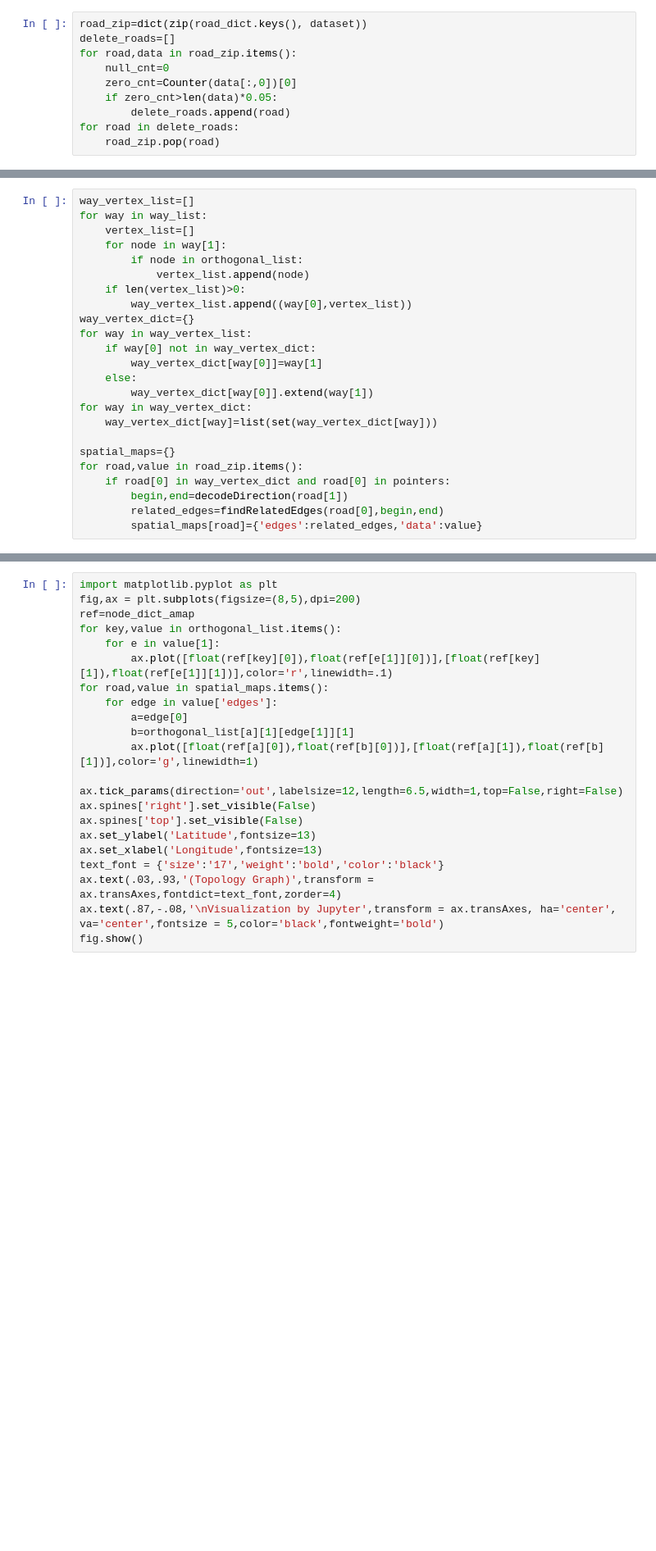
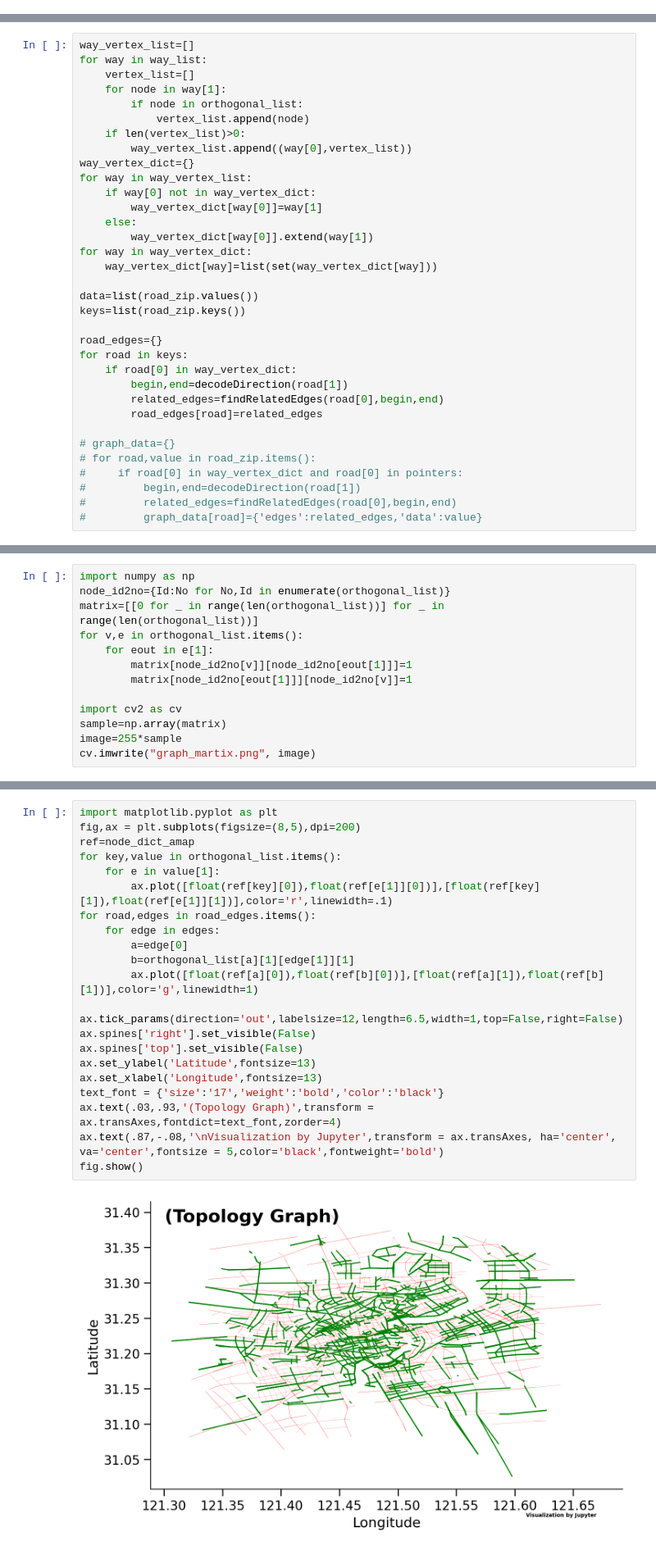
Before and after one commit to lingbai-kong/traffic_data_mining_sh, a Jupyter notebook: main-topology-graph.ipynb, the cells around one changed output, grey strips where cells are left out. Shown: that part at 82% size. Cells and saved outputs as stored; diff of their text form; blank space fills up the shorter version.

```diff
--- a/main-topology-graph.ipynb
+++ b/main-topology-graph.ipynb
@@ -137,10 +22,0 @@ road_zip是之后代码块使用的数据源
-# %%
-road_zip=dict(zip(road_dict.keys(), dataset))
-delete_roads=[]
-for road,data in road_zip.items():
-    null_cnt=0
-    zero_cnt=Counter(data[:,0])[0]
-    if zero_cnt>len(data)*0.05:
-        delete_roads.append(road)
-for road in delete_roads:
-    road_zip.pop(road)
@@ -249,9 +114,19 @@ for way in way_vertex_list:
 for way in way_vertex_dict:
     way_vertex_dict[way]=list(set(way_vertex_dict[way]))
 
-spatial_maps={}
-for road,value in road_zip.items():
-    if road[0] in way_vertex_dict and road[0] in pointers:
+data=list(road_zip.values())
+keys=list(road_zip.keys())
+
+road_edges={}
+for road in keys:
+    if road[0] in way_vertex_dict:
         begin,end=decodeDirection(road[1])
         related_edges=findRelatedEdges(road[0],begin,end)
-        spatial_maps[road]={'edges':related_edges,'data':value}
+        road_edges[road]=related_edges
+
+# graph_data={}
+# for road,value in road_zip.items():
+#     if road[0] in way_vertex_dict and road[0] in pointers:
+#         begin,end=decodeDirection(road[1])
+#         related_edges=findRelatedEdges(road[0],begin,end)
+#         graph_data[road]={'edges':related_edges,'data':value}
@@ -267,0 +133,13 @@ for road,value in road_zip.items():
+# %%
+import numpy as np
+node_id2no={Id:No for No,Id in enumerate(orthogonal_list)}
+matrix=[[0 for _ in range(len(orthogonal_list))] for _ in range(len(orthogonal_list))]
+for v,e in orthogonal_list.items():
+    for eout in e[1]:
+        matrix[node_id2no[v]][node_id2no[eout[1]]]=1
+        matrix[node_id2no[eout[1]]][node_id2no[v]]=1
+
+import cv2 as cv
+sample=np.array(matrix)
+image=255*sample
+cv.imwrite("graph_martix.png", image)
@@ -268,22 +150,24 @@ for road,value in road_zip.items():
 # %%
 import matplotlib.pyplot as plt
 fig,ax = plt.subplots(figsize=(8,5),dpi=200)
 ref=node_dict_amap
 for key,value in orthogonal_list.items():
     for e in value[1]:
         ax.plot([float(ref[key][0]),float(ref[e[1]][0])],[float(ref[key][1]),float(ref[e[1]][1])],color='r',linewidth=.1)
-for road,value in spatial_maps.items():
-    for edge in value['edges']:
+for road,edges in road_edges.items():
+    for edge in edges:
         a=edge[0]
         b=orthogonal_list[a][1][edge[1]][1]
         ax.plot([float(ref[a][0]),float(ref[b][0])],[float(ref[a][1]),float(ref[b][1])],color='g',linewidth=1)
 
 ax.tick_params(direction='out',labelsize=12,length=6.5,width=1,top=False,right=False)
 ax.spines['right'].set_visible(False)
 ax.spines['top'].set_visible(False)
 ax.set_ylabel('Latitude',fontsize=13)
 ax.set_xlabel('Longitude',fontsize=13)
 text_font = {'size':'17','weight':'bold','color':'black'}
 ax.text(.03,.93,'(Topology Graph)',transform = ax.transAxes,fontdict=text_font,zorder=4)
 ax.text(.87,-.08,'\nVisualization by Jupyter',transform = ax.transAxes, ha='center', va='center',fontsize = 5,color='black',fontweight='bold')
 fig.show()
+# %% [output]
+[figure, added]
```
Also changed, not shown: parts of 20 cells of this notebook, 2 other files.
